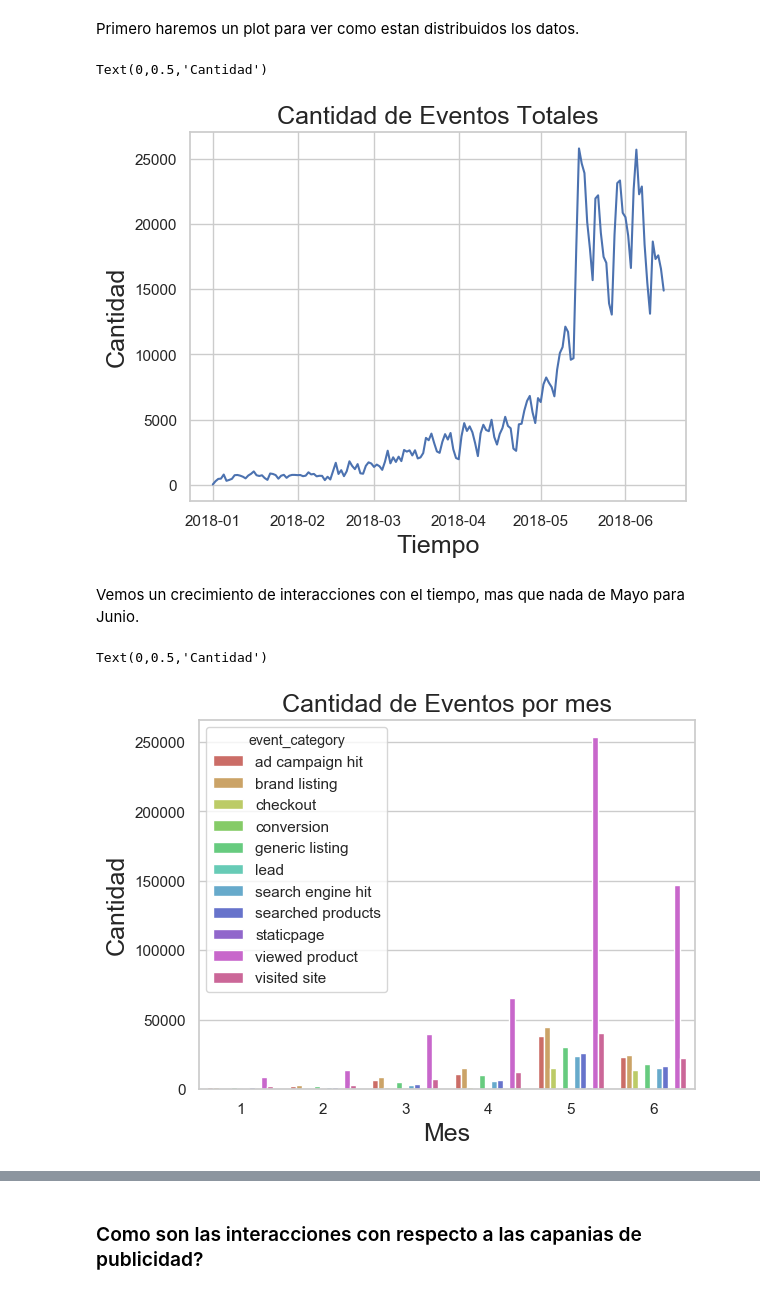
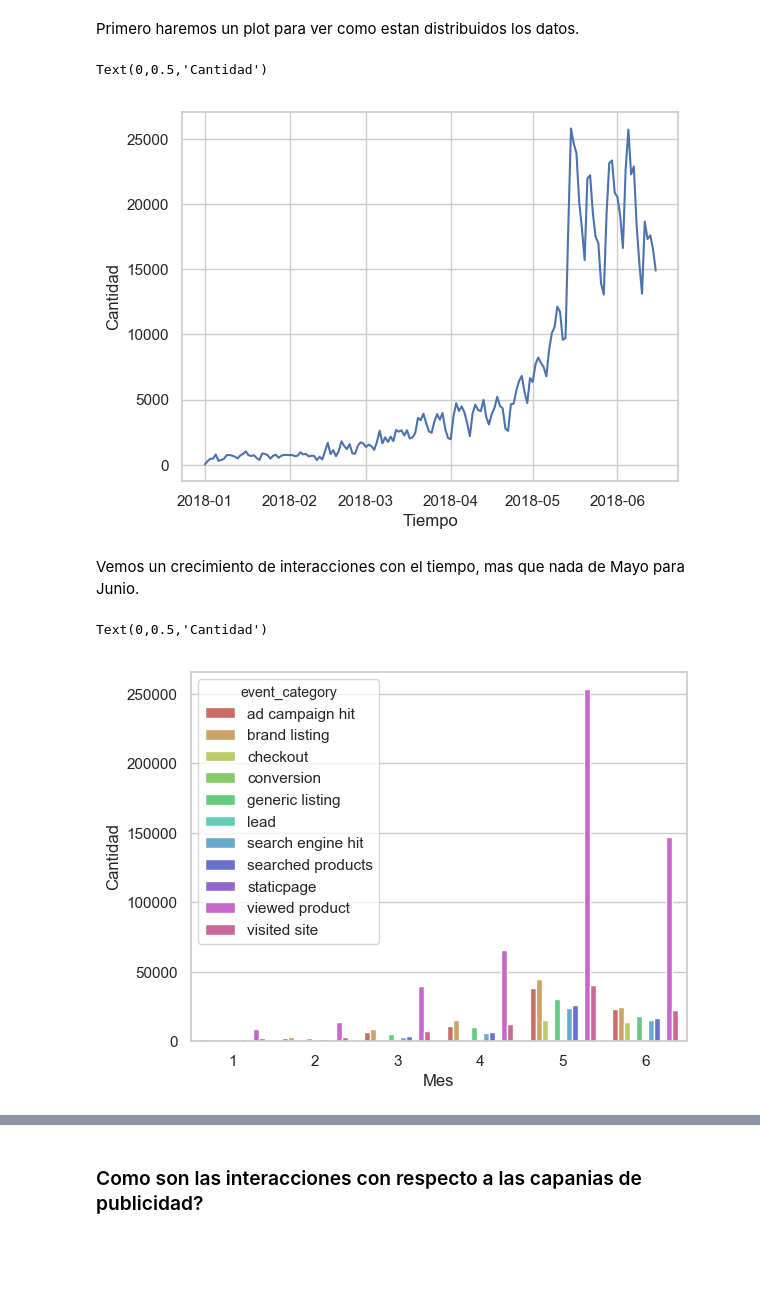
Before and after one commit to bauticanavese/Datos-Tps, a Jupyter notebook: TP1/AnalisisTrocafone.ipynb, the cells around one changed output, grey strips where cells are left out. Drawn from its saved outputs; the diff is of its cells as text; code cells hidden in the pictures; blank space fills up the shorter version.

```diff
--- a/TP1/AnalisisTrocafone.ipynb
+++ b/TP1/AnalisisTrocafone.ipynb
@@ -267,26 +267,26 @@ Primero haremos un plot para ver como estan distribuidos los datos.
 # %%
 eventos_totales = eventos_2018.groupby('date')['event_category'].count()
 g = eventos_totales.plot()
-g.set_title("Cantidad de Eventos Totales", fontsize=18)
-g.set_xlabel("Tiempo", fontsize=18)
-g.set_ylabel("Cantidad", fontsize=18)
+#g.set_title("Cantidad de Eventos Totales", fontsize=18)
+g.set_xlabel("Tiempo", fontsize=12)
+g.set_ylabel("Cantidad", fontsize=12)
 # %% [output]
 Text(0,0.5,'Cantidad')
-[figure, old version]
+[figure, new version]
 # %% [markdown]
 Vemos un crecimiento de interacciones con el tiempo, mas que nada de Mayo para Junio.
 # %%
 g = sns.countplot(x='month', hue='event_category', data=eventos_2018, palette="hls")
-g.set_title("Cantidad de Eventos por mes", fontsize=18)
-g.set_xlabel("Mes", fontsize=18)
-g.set_ylabel("Cantidad", fontsize=18)
+##g.set_title("Cantidad de Eventos por mes", fontsize=18)
+g.set_xlabel("Mes", fontsize=12)
+g.set_ylabel("Cantidad", fontsize=12)
 
 
 #g.get_figure().set_size_inches(18.5, 10.5, forward=True)
 #g.get_figure().savefig('eventos_mes.png')
 # %% [output]
 Text(0,0.5,'Cantidad')
-[figure, old version]
+[figure, new version]
 # %%
 ### Cantirdad de eventos por combinacion de hora en el dia.
 
```
Also changed, not shown: parts of 1 cell of this notebook.
